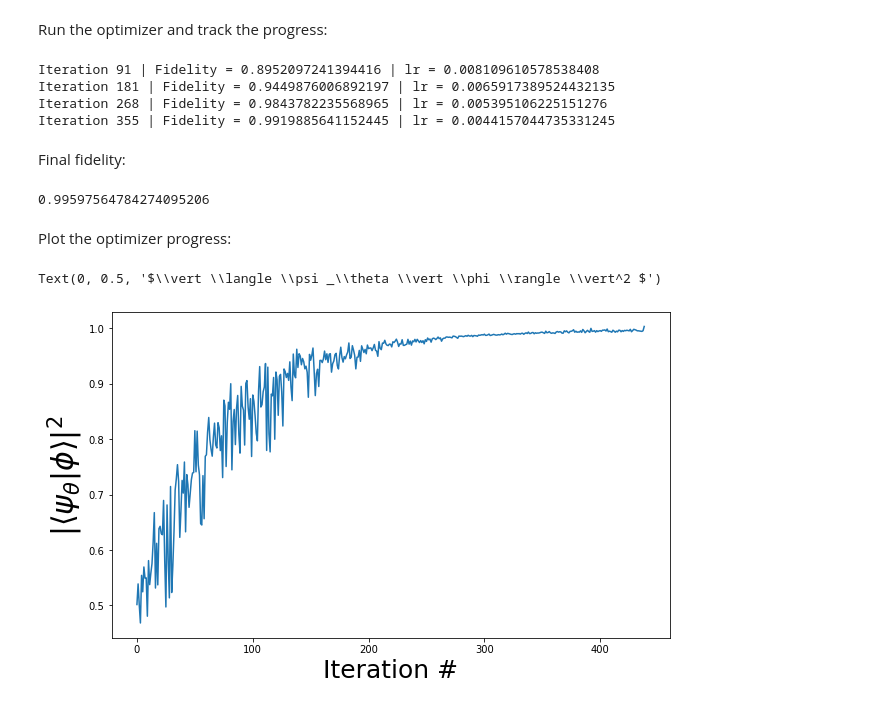
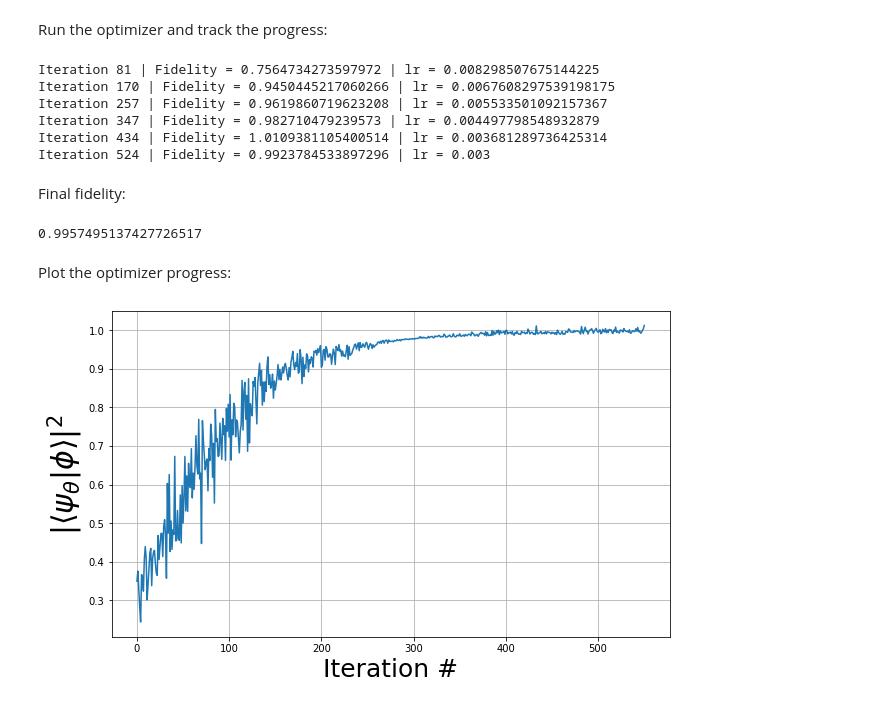
Before and after one commit to Matematija/QubitRBM, a Jupyter notebook: calculations/single_qubit_hadamard.ipynb, the cells around one changed output. Saved outputs shown, nothing was run; the diff lists cells and outputs as text; code cells hidden in the pictures.

```diff
--- a/calculations/single_qubit_hadamard.ipynb
+++ b/calculations/single_qubit_hadamard.ipynb
@@ -36,12 +36,14 @@ utils.exact_fidelity(psi0, phi)
 Run the optimizer and track the progress:
 # %%
 a, b, W, fidelities = hadamard_optimization(logpsi, n, tol=1e-6, mcmc_params=(500,100,1),
-                                            fidelity='mcmc', verbose=True)
+                                            fidelity='mcmc', lr_min=0.003, verbose=True)
 # %% [output]
-Iteration 91 | Fidelity = 0.8952097241394416 | lr = 0.008109610578538408
-Iteration 181 | Fidelity = 0.9449876006892197 | lr = 0.0065917389524432135
-Iteration 268 | Fidelity = 0.9843782235568965 | lr = 0.005395106225151276
-Iteration 355 | Fidelity = 0.9919885641152445 | lr = 0.0044157044735331245
+Iteration 81 | Fidelity = 0.7564734273597972 | lr = 0.008298507675144225
+Iteration 170 | Fidelity = 0.9450445217060266 | lr = 0.0067608297539198175
+Iteration 257 | Fidelity = 0.9619860719623208 | lr = 0.005533501092157367
+Iteration 347 | Fidelity = 0.982710479239573 | lr = 0.004497798548932879
+Iteration 434 | Fidelity = 1.0109381105400514 | lr = 0.003681289736425314
+Iteration 524 | Fidelity = 0.9923784533897296 | lr = 0.003
 # %% [markdown]
 Final fidelity:
 # %%
@@ -51,15 +53,15 @@ psi = logpsi.get_state_vector(log=False, normalized=True)
 # %%
 utils.exact_fidelity(psi, phi)
 # %% [output]
-0.99597564784274095206
+0.9957495137427726517
 # %% [markdown]
 Plot the optimizer progress:
 # %%
 fig, ax = plt.subplots(figsize=[10,6])
 
+ax.grid()
 ax.plot(fidelities)
 ax.set_xlabel('Iteration #', fontsize=25)
-ax.set_ylabel(r'$\vert \langle \psi _\theta \vert \phi \rangle \vert^2 $', fontsize=30)
+_ = ax.set_ylabel(r'$\vert \langle \psi _\theta \vert \phi \rangle \vert^2 $', fontsize=30)
 # %% [output]
-Text(0, 0.5, '$\\vert \\langle \\psi _\\theta \\vert \\phi \\rangle \\vert^2 $')
-[figure, old version]
+[figure, new version]
```
Also changed, not shown: parts of 1 cell of this notebook, 3 other files.
